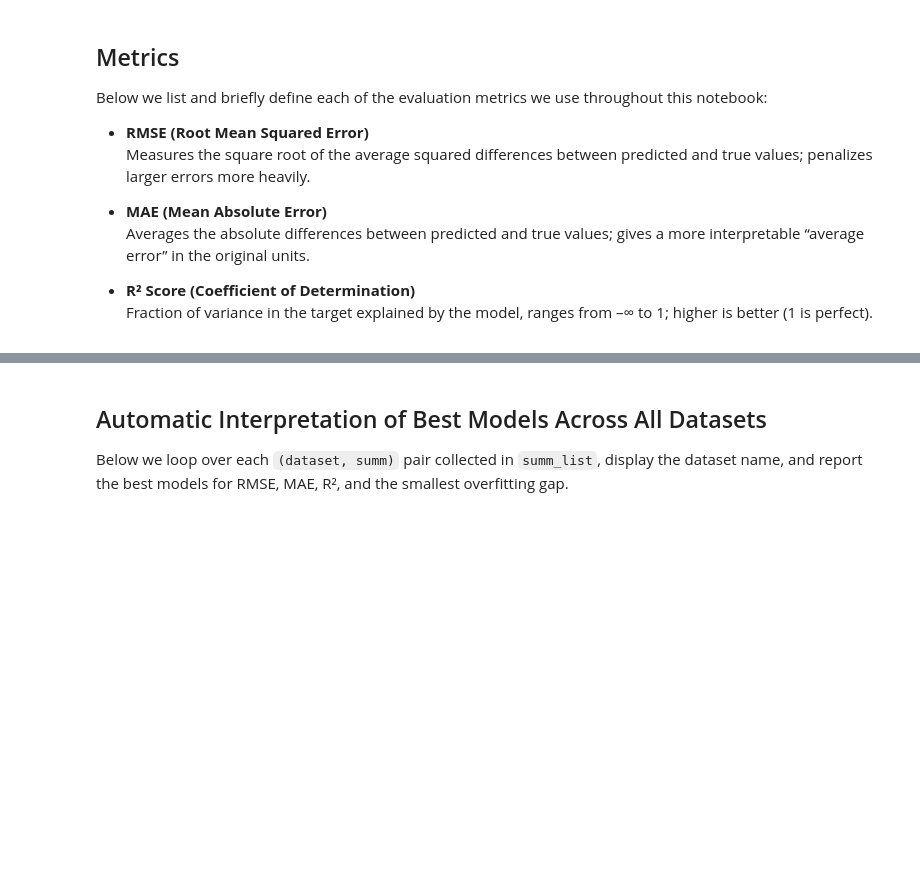
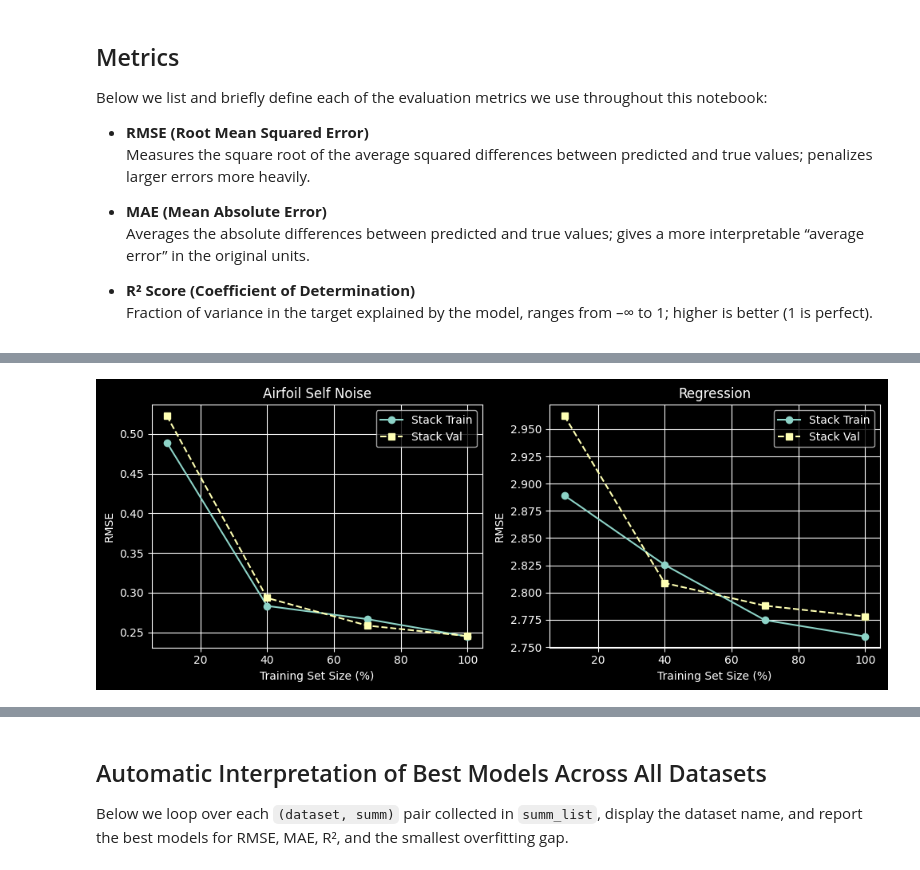
Before and after one commit to szm4c/bagging-boosting-stacking-study, a Jupyter notebook: notebooks/ensemble_comparison/ensemble_comparison.ipynb, the cells around one changed output, grey strips where cells are left out. Cells and saved outputs as stored; diff of their text form; code cells hidden in the pictures; blank space fills up the shorter version.

```diff
--- a/notebooks/ensemble_comparison/ensemble_comparison.ipynb
+++ b/notebooks/ensemble_comparison/ensemble_comparison.ipynb
@@ -601,0 +466,30 @@ if SAVE_CSV:
+# %%
+fig, axes = plt.subplots(nrows, ncols, figsize=(ncols*5, nrows*4), squeeze=False)
+
+for idx, (ds, lc_bank) in enumerate(lc_list):
+    ax = axes[idx//ncols, idx % ncols]
+    # plot each model's train/val curve
+    for model_key, (fracs, train_rmse, val_rmse) in lc_bank.items():
+        ax.plot(fracs*100,
+                train_rmse,
+                marker='o',
+                label=f"{model_key.capitalize()} Train")
+        ax.plot(fracs*100,
+                val_rmse,
+                linestyle='--',
+                marker='s',
+                label=f"{model_key.capitalize()} Val")
+    ax.set_title(ds.replace("_", " ").title())
+    ax.set_xlabel("Training Set Size (%)")
+    ax.set_ylabel("RMSE")
+    ax.grid(True)
+    ax.legend()
+
+# remove any unused subplots
+for j in range(idx+1, nrows*ncols):
+    fig.delaxes(axes[j//ncols, j % ncols])
+
+fig.tight_layout()
+plt.show()
+# %% [output]
+[figure, added]
```
Also changed, not shown: parts of 29 cells of this notebook.
